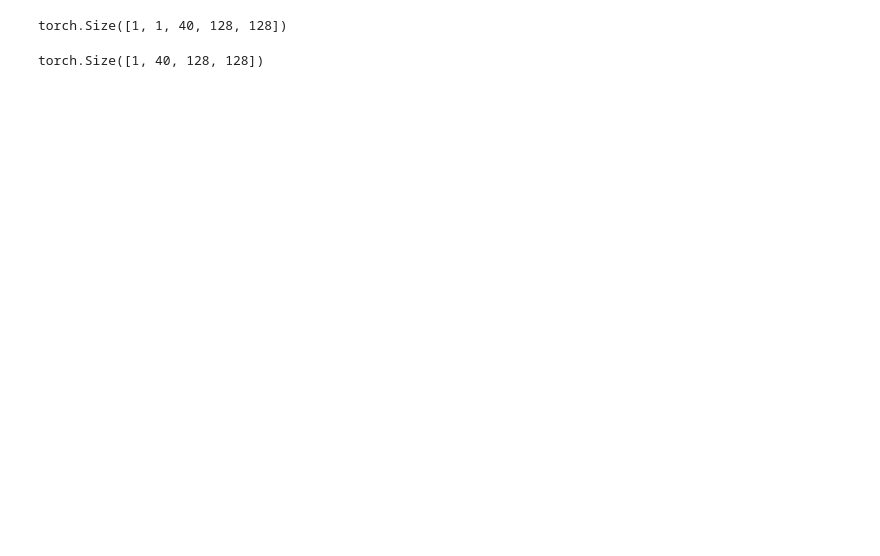
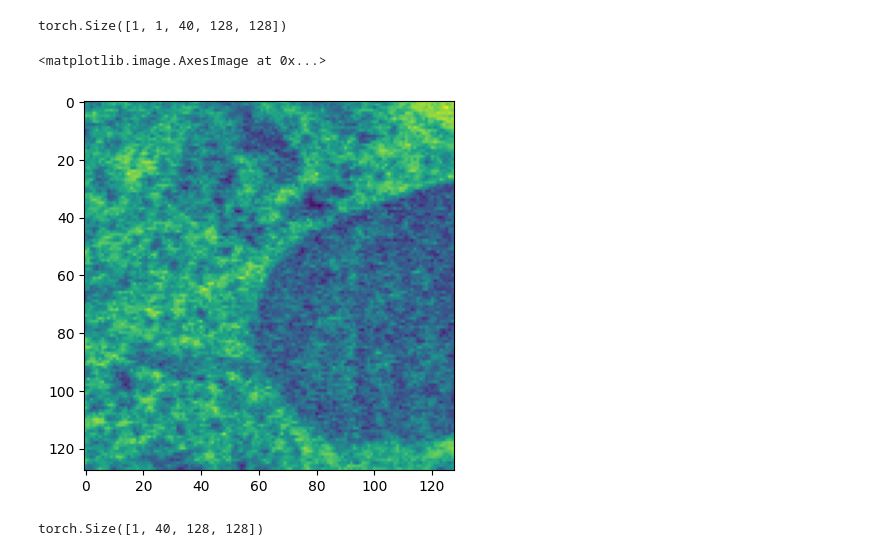
Before and after one commit to Momo1505/PRISM_UDA_3D, a Jupyter notebook: testing_3d_pipeline.ipynb, the cells around one changed output. Saved outputs shown, nothing was run; the diff lists cells and outputs as text; code cells hidden in the pictures; blank space fills up the shorter version.

```diff
--- a/testing_3d_pipeline.ipynb
+++ b/testing_3d_pipeline.ipynb
@@ -44,6 +64,11 @@ sam_target = processed_target["sam_pseudo_label"].data
 img_target.shape
 # %% [output]
 torch.Size([1, 1, 40, 128, 128])
+# %%
+plt.imshow(img_target.squeeze()[0])
+# %% [output]
+<matplotlib.image.AxesImage at 0x...>
+[figure, added]
 # %%
 # Load a sample
 data = dict(
```
Also changed, not shown: parts of 17 cells of this notebook, 3 other files.
